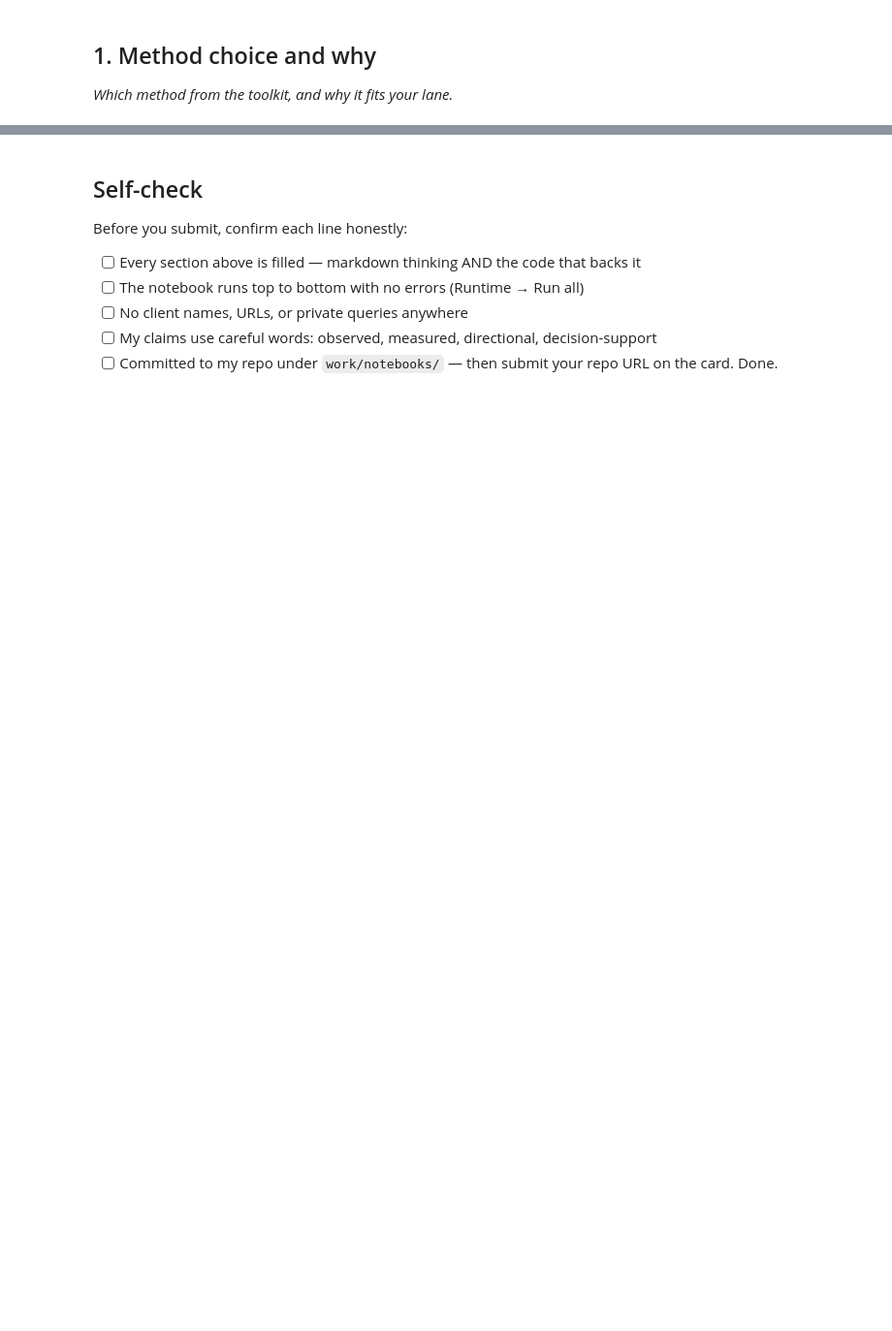
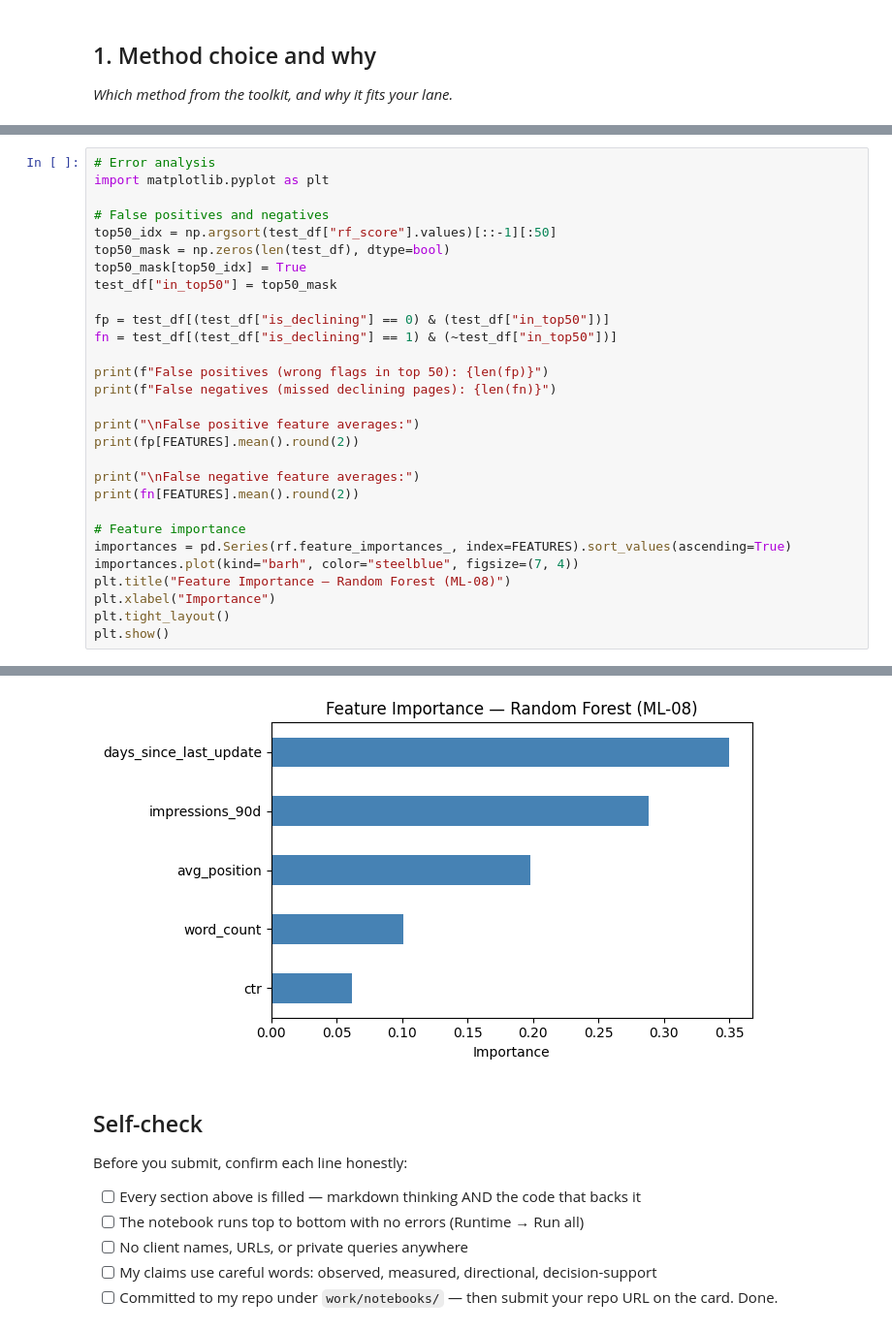
Before and after one commit to emaanzehra/FlyRank-ML-Internship, a Jupyter notebook: work/notebooks/w05_model.ipynb, the cells around one changed output, grey strips where cells are left out. Shown at 97% size. Saved outputs shown, nothing was run; the diff lists cells and outputs as text; blank space fills up the shorter version.

```diff
--- a/work/notebooks/w05_model.ipynb
+++ b/work/notebooks/w05_model.ipynb
@@ -36,0 +189,30 @@ This skeleton is yours to fill. Work the sections **in order** — each one has
+# %%
+# Error analysis
+import matplotlib.pyplot as plt
+
+# False positives and negatives
+top50_idx = np.argsort(test_df["rf_score"].values)[::-1][:50]
+top50_mask = np.zeros(len(test_df), dtype=bool)
+top50_mask[top50_idx] = True
+test_df["in_top50"] = top50_mask
+
+fp = test_df[(test_df["is_declining"] == 0) & (test_df["in_top50"])]
+fn = test_df[(test_df["is_declining"] == 1) & (~test_df["in_top50"])]
+
+print(f"False positives (wrong flags in top 50): {len(fp)}")
+print(f"False negatives (missed declining pages): {len(fn)}")
+
+print("\nFalse positive feature averages:")
+print(fp[FEATURES].mean().round(2))
+
+print("\nFalse negative feature averages:")
+print(fn[FEATURES].mean().round(2))
+
+# Feature importance
+importances = pd.Series(rf.feature_importances_, index=FEATURES).sort_values(ascending=True)
+importances.plot(kind="barh", color="steelblue", figsize=(7, 4))
+plt.title("Feature Importance — Random Forest (ML-08)")
+plt.xlabel("Importance")
+plt.tight_layout()
+plt.show()
+# %% [output]
@@ -37,3 +237,4 @@ This skeleton is yours to fill. Work the sections **in order** — each one has
+[figure, added]
 # %% [markdown]
 ## Self-check
 
```
Also changed, not shown: parts of 15 cells of this notebook.
